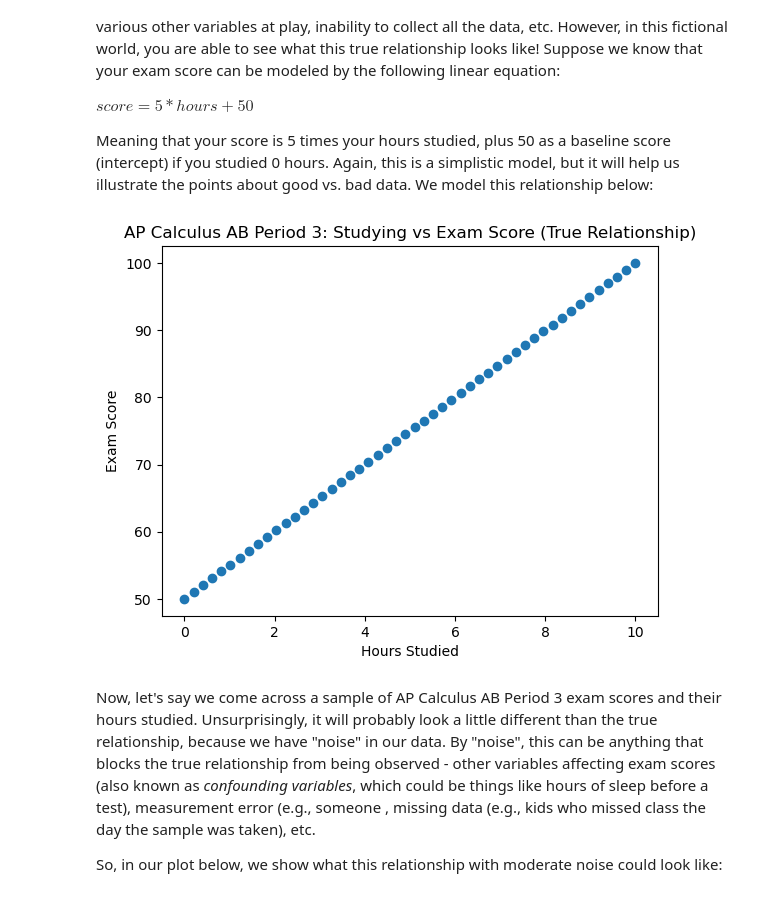
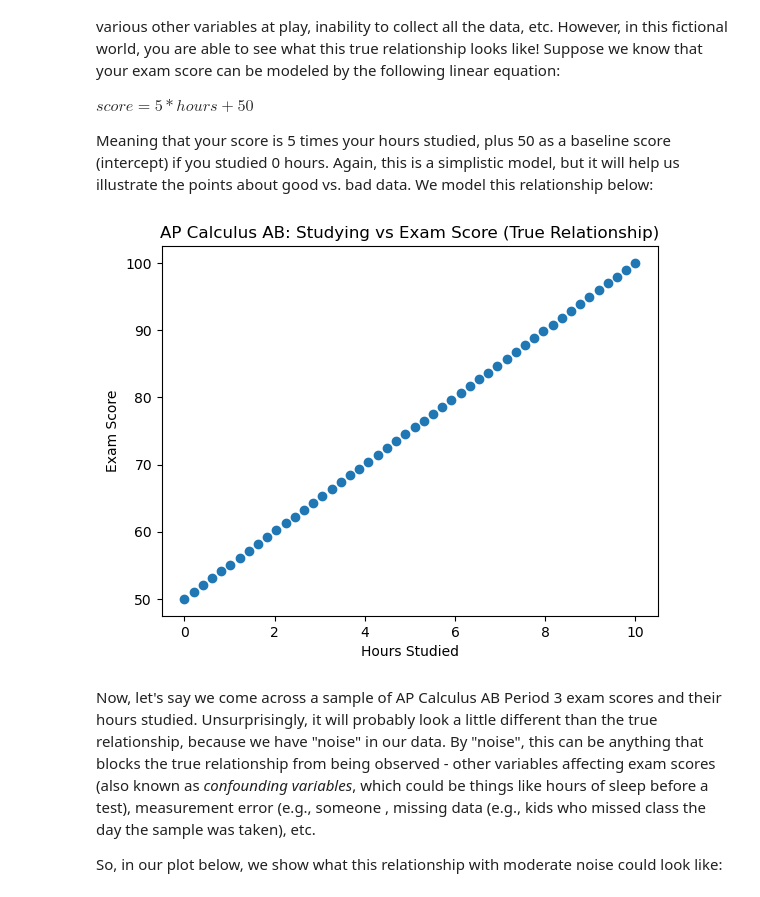
Before and after one commit to nickmelamed/mortorq_instruction, a Jupyter notebook: ml_resources/ml_primer/01-models-data.ipynb, the cells around one changed output. Cells and saved outputs as stored; diff of their text form; code cells hidden in the pictures.

Commit message:
fixed graph title

```diff
--- a/ml_resources/ml_primer/01-models-data.ipynb
+++ b/ml_resources/ml_primer/01-models-data.ipynb
@@ -55,18 +55,18 @@ Meaning that your score is 5 times your hours studied, plus 50 as a baseline sco
 # %%
 # Hours studied
 hours = np.linspace(0, 10, 50)
 
 # True relationship
 scores_perfect = 5 * hours + 50
 
 plt.figure()
 plt.scatter(hours, scores_perfect)
 plt.xlabel("Hours Studied")
 plt.ylabel("Exam Score")
-plt.title("AP Calculus AB Period 3: Studying vs Exam Score (True Relationship)")
+plt.title("AP Calculus AB: Studying vs Exam Score (True Relationship)")
 plt.show()
 # %% [output]
-[figure, old version]
+[figure, new version]
 # %% [markdown]
 Now, let's say we come across a sample of AP Calculus AB Period 3 exam scores and their hours studied. Unsurprisingly, it will probably look a little different than the true relationship, because we have "noise" in our data. By "noise", this can be anything that blocks the true relationship from being observed - other variables affecting exam scores (also known as *confounding variables*, which could be things like hours of sleep before a test), measurement error (e.g., someone , missing data (e.g., kids who missed class the day the sample was taken), etc.
 
```
